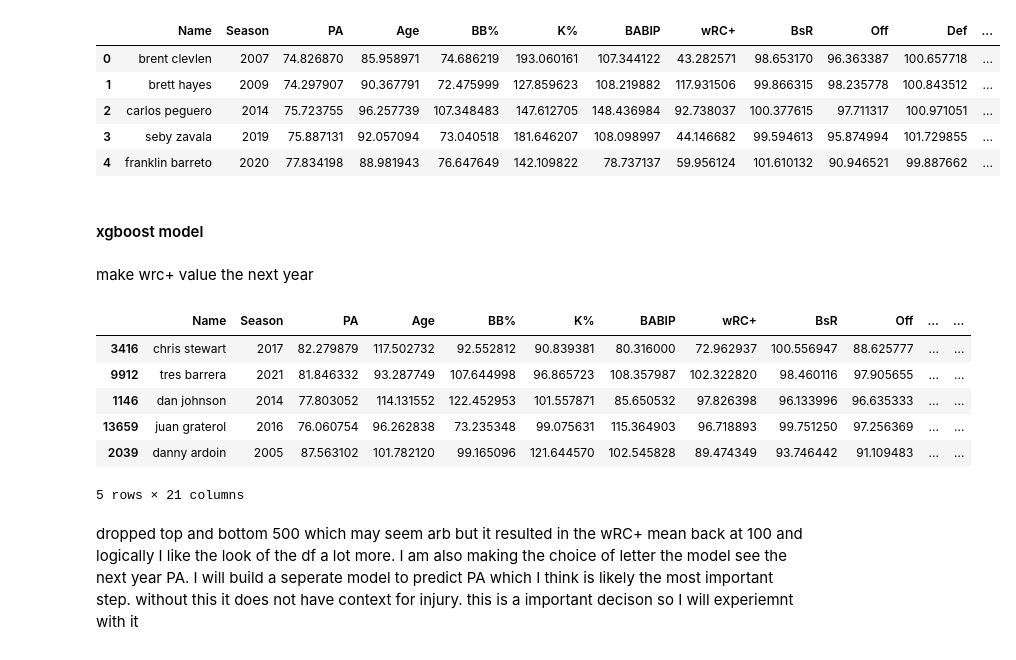
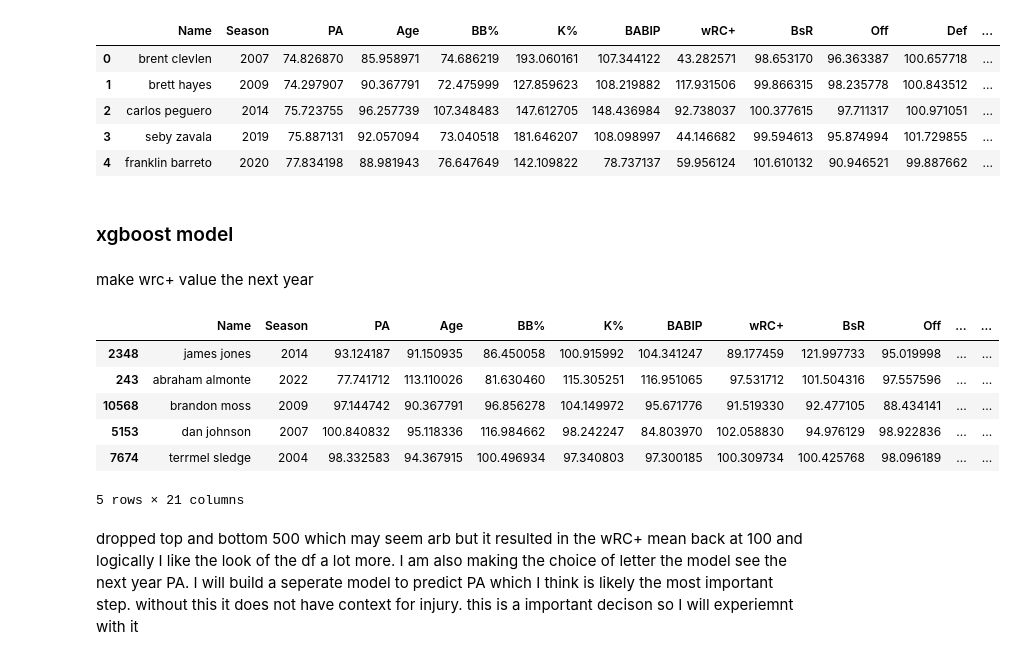
Before and after one commit to daltonlowery26/DIPS, a Jupyter notebook: models/wrc_models/wrc_regression/reg_02_24.ipynb, the cells around one changed output. Cells and saved outputs as stored; diff of their text form; code cells hidden in the pictures.

```diff
--- a/models/wrc_regression/reg_02_24.ipynb
+++ b/models/wrc_models/wrc_regression/reg_02_24.ipynb
@@ -110,7 +110,7 @@ z_score_df.head()
 | 3 | seby zavala | 2019 | 75.887131 | 92.057094 | 73.040518 | 181.646207 | 108.098997 | 44.146682 | 99.594613 | 95.874994 | 101.729855 | ... |
 | 4 | franklin barreto | 2020 | 77.834198 | 88.981943 | 76.647649 | 142.109822 | 78.737137 | 59.956124 | 101.610132 | 90.946521 | 99.887662 | ... |
 # %% [markdown]
-#### xgboost model
+### xgboost model
 # %%
 import xgboost as xgb
 from sklearn.model_selection import train_test_split
@@ -120,38 +119,38 @@ make wrc+ value the next year
 # %%
 # remove 2024 to train model bc we do not know the following year
 train_z = z_score_df[z_score_df['Season'] < 2024].copy()
 train_z['next_wrc+'] = np.nan # empty col
 
 
 for idx in train_z.index:
     # retrive name, season
     name = train_z.loc[idx, 'Name']
     season = train_z.loc[idx, 'Season']
     # full df
     next_year_noscale = df[(df['Name'] == name) & (df['Season'] == season + 1)]
     next_year_scaled = z_score_df[(z_score_df['Name'] == name) & (z_score_df['Season'] == season + 1)]
 
     # add to df
     if not next_year_noscale.empty:
         train_z.loc[idx, 'next_wrc+'] = next_year_noscale['wRC+'].iloc[0]
         train_z.loc[idx, 'next_pa'] = next_year_scaled['PA'].iloc[0] # need for later anaylsis
 
 # remove rows of nas (player retired or smth)
 train_z = train_z.dropna(subset=['next_wrc+'])
 
 # account for outliers
-train_z = train_z.sort_values(by='next_wrc+')
-train_z = train_z[500:-500] # try to account for outliers
+train_z = train_z.sort_values(by='next_pa')
+train_z = train_z[500:] # account for pa outliers
 
 # display
 train_z.head()
 # %% [output]
 |  | Name | Season | PA | Age | BB% | K% | BABIP | wRC+ | BsR | Off | ... | ... |
-| 3416 | chris stewart | 2017 | 82.279879 | 117.502732 | 92.552812 | 90.839381 | 80.316000 | 72.962937 | 100.556947 | 88.625777 | ... | ... |
-| 9912 | tres barrera | 2021 | 81.846332 | 93.287749 | 107.644998 | 96.865723 | 108.357987 | 102.322820 | 98.460116 | 97.905655 | ... | ... |
-| 1146 | dan johnson | 2014 | 77.803052 | 114.131552 | 122.452953 | 101.557871 | 85.650532 | 97.826398 | 96.133996 | 96.635333 | ... | ... |
-| 13659 | juan graterol | 2016 | 76.060754 | 96.262838 | 73.235348 | 99.075631 | 115.364903 | 96.718893 | 99.751250 | 97.256369 | ... | ... |
-| 2039 | danny ardoin | 2005 | 87.563102 | 101.782120 | 99.165096 | 121.644570 | 102.545828 | 89.474349 | 93.746442 | 91.109483 | ... | ... |
+| 2348 | james jones | 2014 | 93.124187 | 91.150935 | 86.450058 | 100.915992 | 104.341247 | 89.177459 | 121.997733 | 95.019998 | ... | ... |
+| 243 | abraham almonte | 2022 | 77.741712 | 113.110026 | 81.630460 | 115.305251 | 116.951065 | 97.531712 | 101.504316 | 97.557596 | ... | ... |
+| 10568 | brandon moss | 2009 | 97.144742 | 90.367791 | 96.856278 | 104.149972 | 95.671776 | 91.519330 | 92.477105 | 88.434141 | ... | ... |
+| 5153 | dan johnson | 2007 | 100.840832 | 95.118336 | 116.984662 | 98.242247 | 84.803970 | 102.058830 | 94.976129 | 98.922836 | ... | ... |
+| 7674 | terrmel sledge | 2004 | 98.332583 | 94.367915 | 100.496934 | 97.340803 | 97.300185 | 100.309734 | 100.425768 | 98.096189 | ... | ... |
 5 rows × 21 columns
 # %% [markdown]
 dropped top and bottom 500 which may seem arb but it resulted in the wRC+ mean back at 100 and logically I like the look of the df a lot more. I am also making the choice of letter the model see the next year PA. I will build a seperate model to predict PA which I think is likely the most important step. without this it does not have context for injury. this is a important decison so I will experiemnt with it
```
Also changed, not shown: parts of 15 cells of this notebook, 3 other files.
